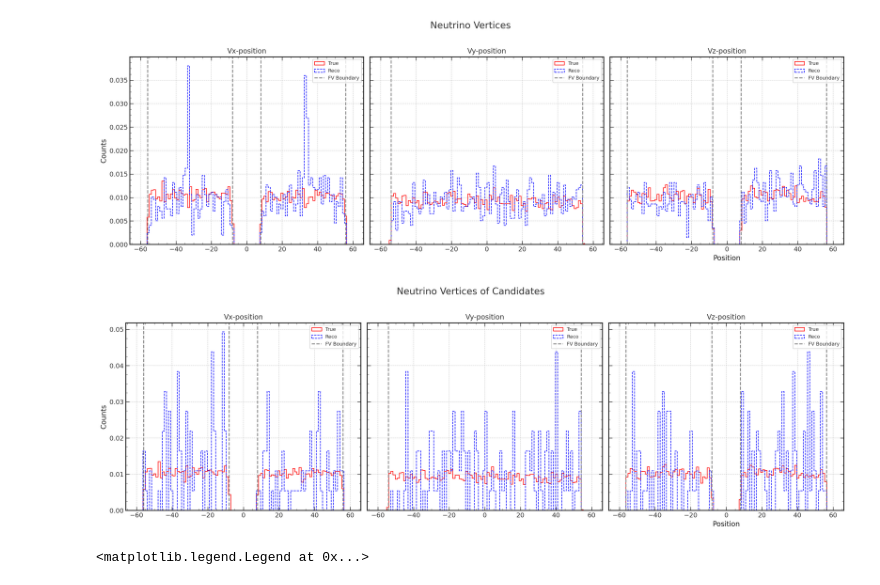
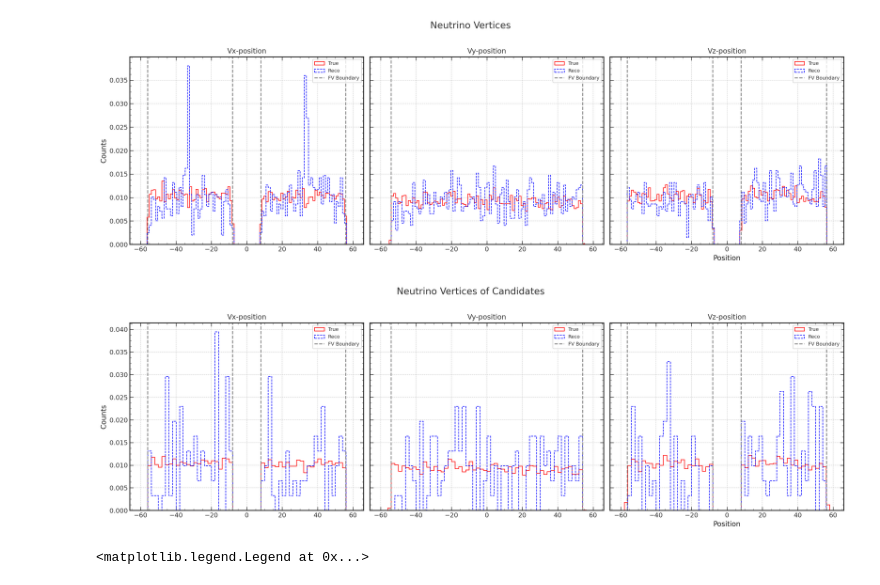
Before and after one commit to gkufatty/neutron-multiplicity, a Jupyter notebook: examples/neutron_selection_caf.ipynb, the cells around one changed output. Saved outputs shown, nothing was run; the diff lists cells and outputs as text; code cells hidden in the pictures.

```diff
--- a/examples/neutron_selection_caf.ipynb
+++ b/examples/neutron_selection_caf.ipynb
@@ -641,7 +671,11 @@ vtx_x_candidates=[]
 vtx_y_candidates=[]
 vtx_z_candidates=[]
 
+candidate_event_vtx_r = []
+candidate_event_vtx_t = []
+
 for ev in range(len(df)):
+
 
     ev_data = df.iloc[ev]
 
@@ -756,6 +790,9 @@ for ev in range(len(df)):
                             vtx_x_candidates.append(ev_data['rec.common.ixn.dlp.vtx.x'][vtx_r])
                             vtx_y_candidates.append(ev_data['rec.common.ixn.dlp.vtx.y'][vtx_r])
                             vtx_z_candidates.append(ev_data['rec.common.ixn.dlp.vtx.z'][vtx_r])
+                            candidate_event_vtx_r.append(np.array([ev, vtx_r]))
+                            candidate_event_vtx_t.append(np.array([ev, vtx_t]))
+
 print(len(track_lenghts_reco), len(track_lenghts_match_truth))
 # %% [output]
 152 152
@@ -913,8 +949,8 @@ plt.show()
 # Create a figure and a set of subplots in a 1x3 layout
 fig, axs = plt.subplots(1, 3, figsize=(18, 6), sharey=True)
 # Plot the first histogram (vx-position)
-axs[0].hist(vx_t, bins=100, histtype='step', range=[-60, 60], color='red', density=True, label=r'True')
-axs[0].hist(vtx_x_candidates, bins=100, histtype='step', range=[-60, 60], color='blue', density=True, linestyle='--',label=r'Reco')
+axs[0].hist(vx_t, bins=60, histtype='step', range=[-60, 60], color='red', density=True, label=r'True')
+axs[0].hist(vtx_x_candidates, bins=60, histtype='step', range=[-60, 60], color='blue', density=True, linestyle='--',label=r'Reco')
 axs[0].set_title('Vx-position')
 axs[0].set_ylabel('Counts')
 #axs[0].set_yscale('log')
@@ -924,38 +960,38 @@ axs[0].axvline(x=xbound - tpc_dist, color='gray', linestyle='--', label='FV Boun
 axs[0].axvline(x=-xbound + tpc_dist, color='gray', linestyle='--')
 axs[0].axvline(x=+ tpc_dist, color='gray', linestyle='--')
 axs[0].axvline(x=- tpc_dist, color='gray', linestyle='--')
 axs[0].axvline(x=-xbound + tpc_dist, color='gray', linestyle='--')
 axs[0].legend(loc='upper right', fontsize='small')
 
 # Plot the second histogram (vy-position)
-axs[1].hist(vy_t, bins=100, histtype='step', range=[-60, 60], color='red', density=True, label=r'True')
-axs[1].hist(vtx_y_candidates, bins=100, histtype='step', range=[-60, 60], color='blue', density=True, linestyle='--',label=r'Reco')
+axs[1].hist(vy_t, bins=60, histtype='step', range=[-60, 60], color='red', density=True, label=r'True')
+axs[1].hist(vtx_y_candidates, bins=60, histtype='step', range=[-60, 60], color='blue', density=True, linestyle='--',label=r'Reco')
 axs[1].set_title('Vy-position')
 axs[1].axvline(x=ybound - tpc_dist, color='gray', linestyle='--', label='FV Boundary')
 axs[1].axvline(x=-ybound + tpc_dist, color='gray', linestyle='--')
 axs[1].legend(loc='upper right', fontsize='small')
 
 # Plot the third histogram (vz-position)
-axs[2].hist(vz_t, bins=100, histtype='step', range=[-60, 60], color='red', density=True, label=r'True')
-axs[2].hist(vtx_z_candidates, bins=100, histtype='step', range=[-60, 60], color='blue', density=True, linestyle='--',label=r'Reco')
+axs[2].hist(vz_t, bins=60, histtype='step', range=[-60, 60], color='red', density=True, label=r'True')
+axs[2].hist(vtx_z_candidates, bins=60, histtype='step', range=[-60, 60], color='blue', density=True, linestyle='--',label=r'Reco')
 axs[2].set_title('Vz-position')
 axs[2].set_xlabel('Position')
 # Add vertical lines
 axs[2].axvline(x=zbound - tpc_dist, color='gray', linestyle='--', label='FV Boundary')
 axs[2].axvline(x=-zbound + tpc_dist, color='gray', linestyle='--')
 axs[2].axvline(x=+ tpc_dist, color='gray', linestyle='--')
 axs[2].axvline(x=- tpc_dist, color='gray', linestyle='--')
 axs[2].legend(loc='upper right', fontsize='small')
 # Add a main title to the entire figure
 fig.suptitle('Neutrino Vertices of Candidates ', fontsize=16)
 
 # Adjust layout to prevent overlap
 plt.tight_layout(rect=[0, 0, 1, 0.96])  # Adjust the bottom of the layout to make room for the main title
 
 # Show the plot
 plt.show()
 # %% [output]
-[figure, old version]
+[figure, new version]
 # %%
 plt.hist2d(vtx_x_candidates, vtx_z_candidates, bins=100, cmap='viridis', cmin=0.01)
 for i in range(0,8):
```
Also changed, not shown: parts of 15 cells of this notebook.
